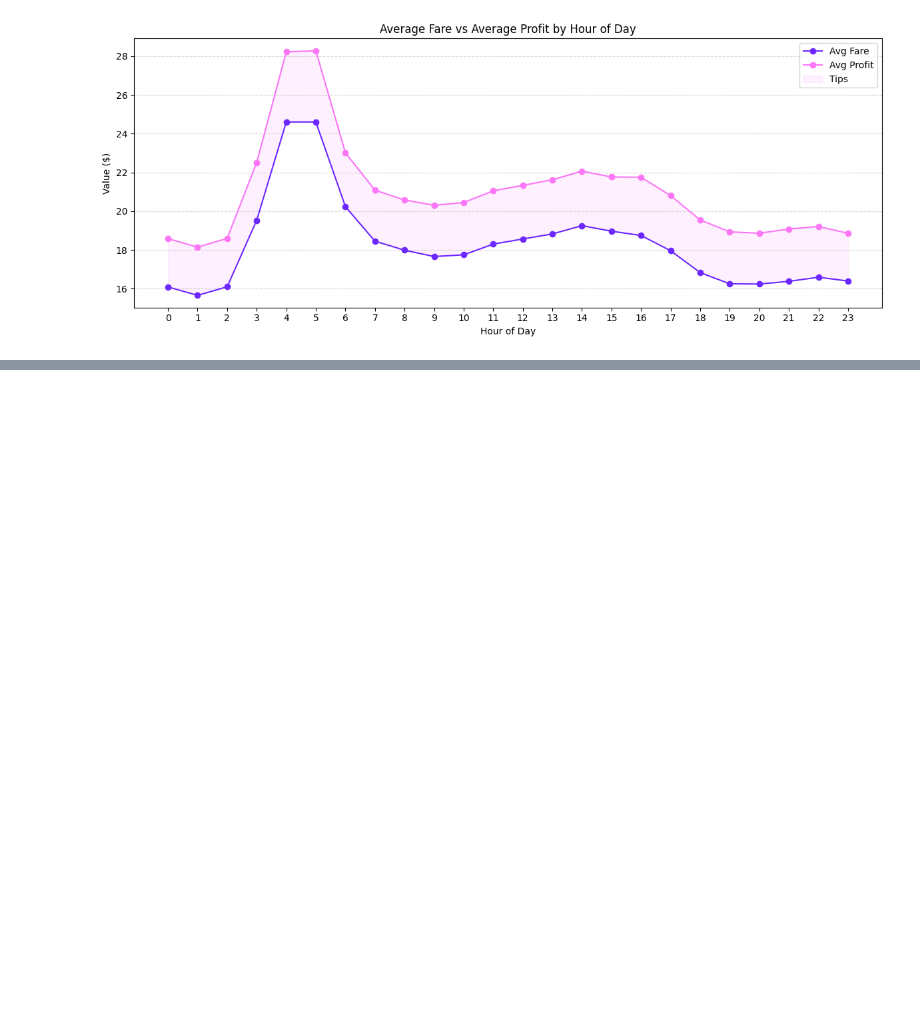
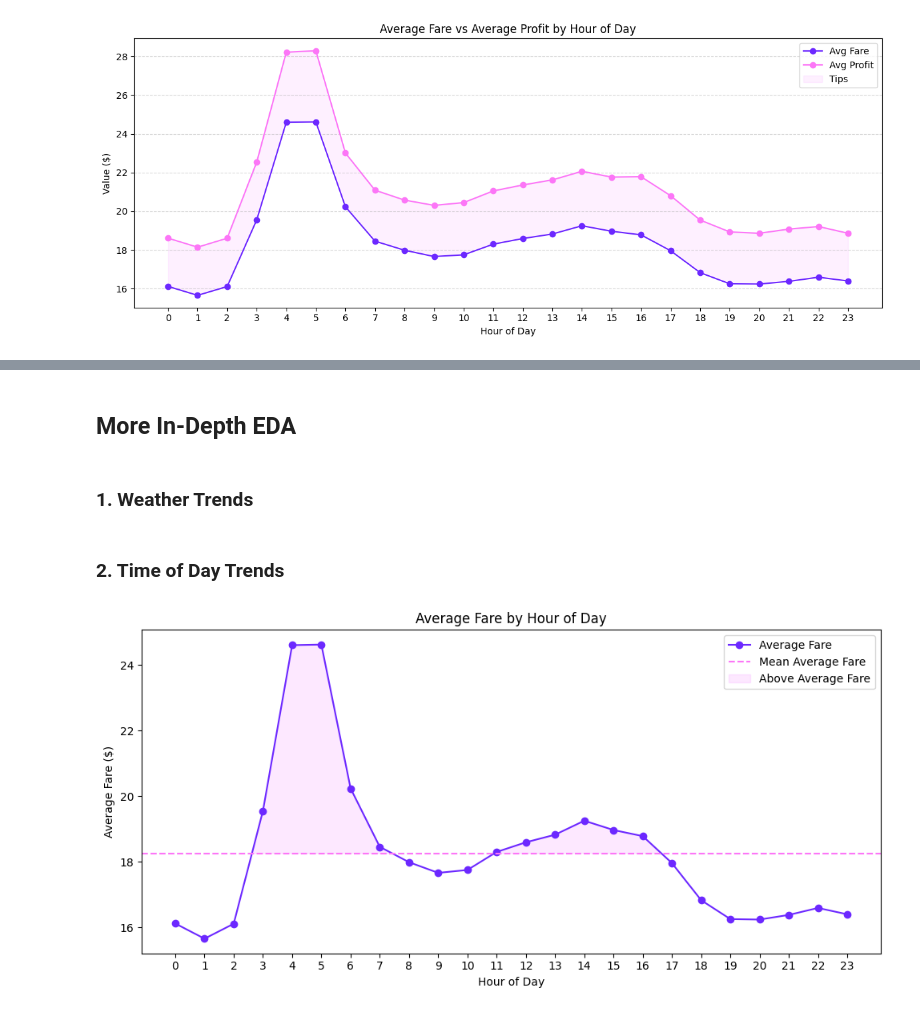
Before and after one commit to emma123456789102/Machine-Learning-Taxi-, a Jupyter notebook: models/expected_revenue/EDA_lucy.ipynb, the cells around one changed output, grey strips where cells are left out. Cells and saved outputs as stored; diff of their text form; code cells hidden in the pictures; blank space fills up the shorter version.

```diff
--- a/models/expected_revenue/EDA_lucy.ipynb
+++ b/models/expected_revenue/EDA_lucy.ipynb
@@ -414,0 +615,46 @@ plt.show()
+# %% [markdown]
+## More In-Depth EDA
+# %% [markdown]
+### 1. Weather Trends
+# %% [markdown]
+### 2. Time of Day Trends
+# %%
+# Group by hour of day
+fare_by_hour = hourly.groupby("hour")["avg_fare"].mean().reset_index()
+
+# Compute overall average
+avg_fare_overall = fare_by_hour["avg_fare"].mean()
+
+# Plot
+plt.figure(figsize=(10, 5))
+
+x = fare_by_hour["hour"]
+y = fare_by_hour["avg_fare"]
+
+plt.plot(x, y, marker="o", label="Average Fare", color=pretty_palette[0])
+
+# Mean line
+plt.axhline(y=avg_fare_overall, linestyle="--", label="Mean Average Fare", color=pretty_palette[1])
+
+# Highlight areas where fare > average
+plt.fill_between(
+    x,
+    y,
+    avg_fare_overall,
+    where=(y > avg_fare_overall),
+    alpha=0.3,
+    interpolate=True,
+    label="Above Average Fare",
+    color=pretty_palette[2]
+)
+
+plt.title("Average Fare by Hour of Day")
+plt.xlabel("Hour of Day")
+plt.ylabel("Average Fare ($)")
+plt.xticks(range(0, 24))
+plt.legend()
+
+plt.tight_layout()
+plt.show()
+# %% [output]
+[figure, added]
```
Also changed, not shown: parts of 26 cells of this notebook.
